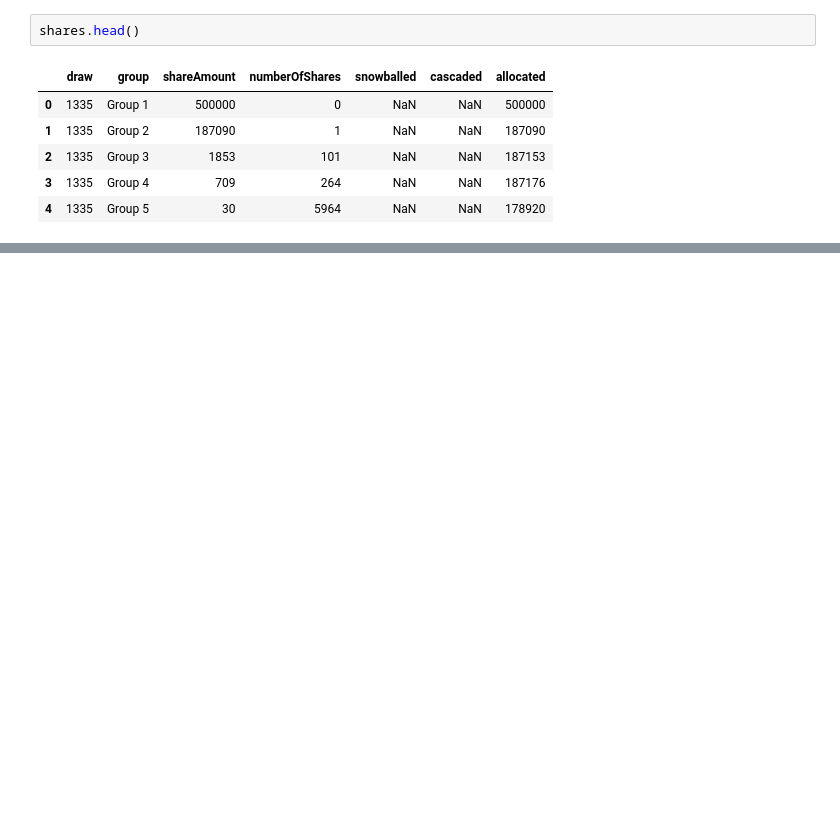
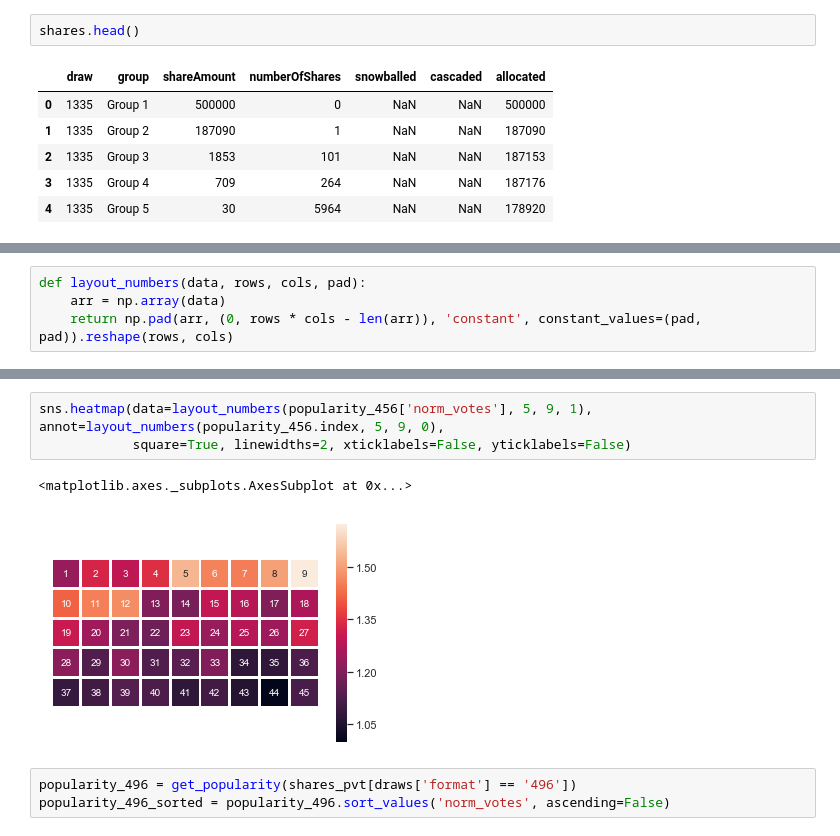
Before and after one commit to yongjun21/toto, a Jupyter notebook: analysis.ipynb, the cells around one changed output, grey strips where cells are left out. Saved outputs shown, nothing was run; the diff lists cells and outputs as text; blank space fills up the shorter version.

```diff
--- a/analysis.ipynb
+++ b/analysis.ipynb
@@ -42,0 +95,4 @@ outlets.head()
+# %%
+def layout_numbers(data, rows, cols, pad):
+    arr = np.array(data)
+    return np.pad(arr, (0, rows * cols - len(arr)), 'constant', constant_values=(pad, pad)).reshape(rows, cols)
@@ -42,0 +108,9 @@ outlets.head()
+# %%
+sns.heatmap(data=layout_numbers(popularity_456['norm_votes'], 5, 9, 1), annot=layout_numbers(popularity_456.index, 5, 9, 0),
+            square=True, linewidths=2, xticklabels=False, yticklabels=False)
+# %% [output]
+<matplotlib.axes._subplots.AxesSubplot at 0x...>
+[figure, added]
+# %%
+popularity_496 = get_popularity(shares_pvt[draws['format'] == '496'])
+popularity_496_sorted = popularity_496.sort_values('norm_votes', ascending=False)
```
Also changed, not shown: parts of 25 cells of this notebook, 3 other files.
